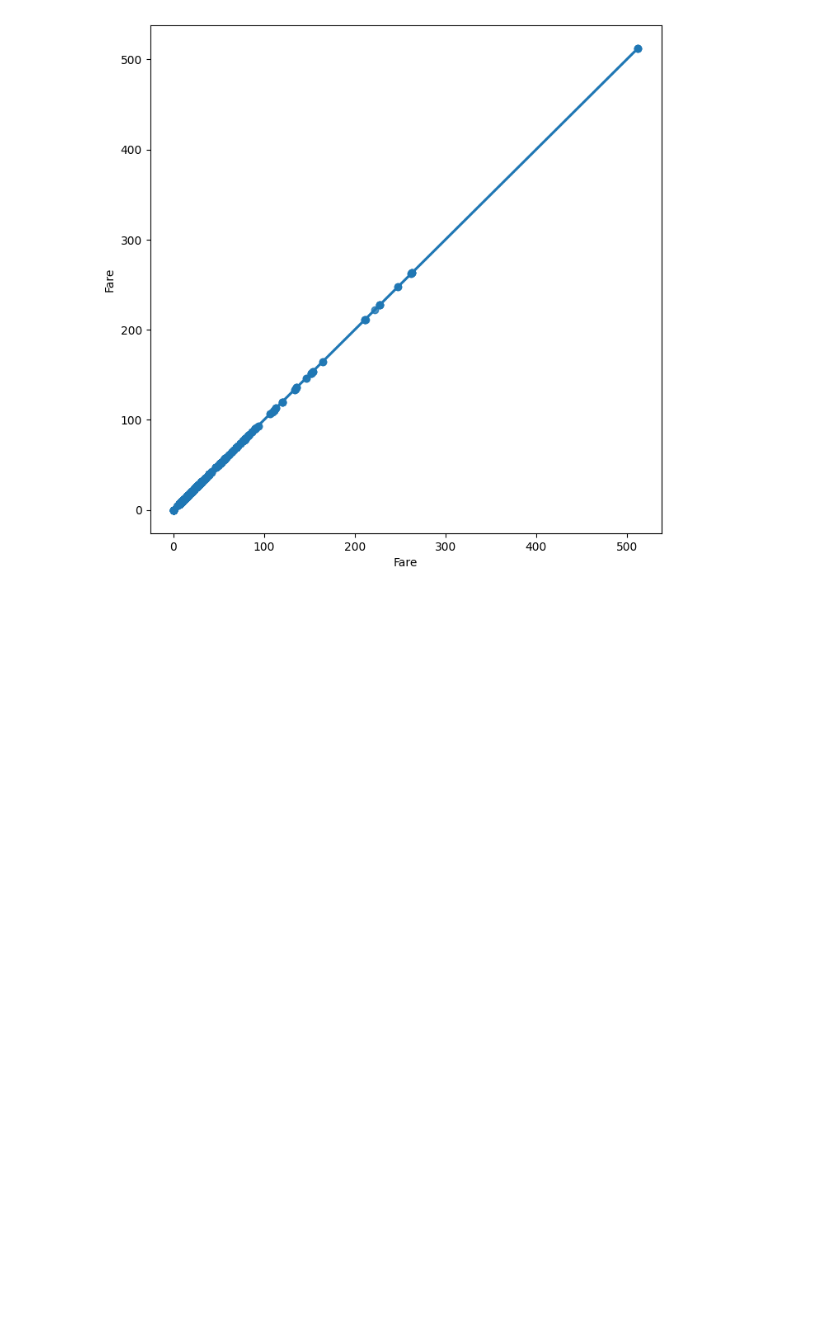
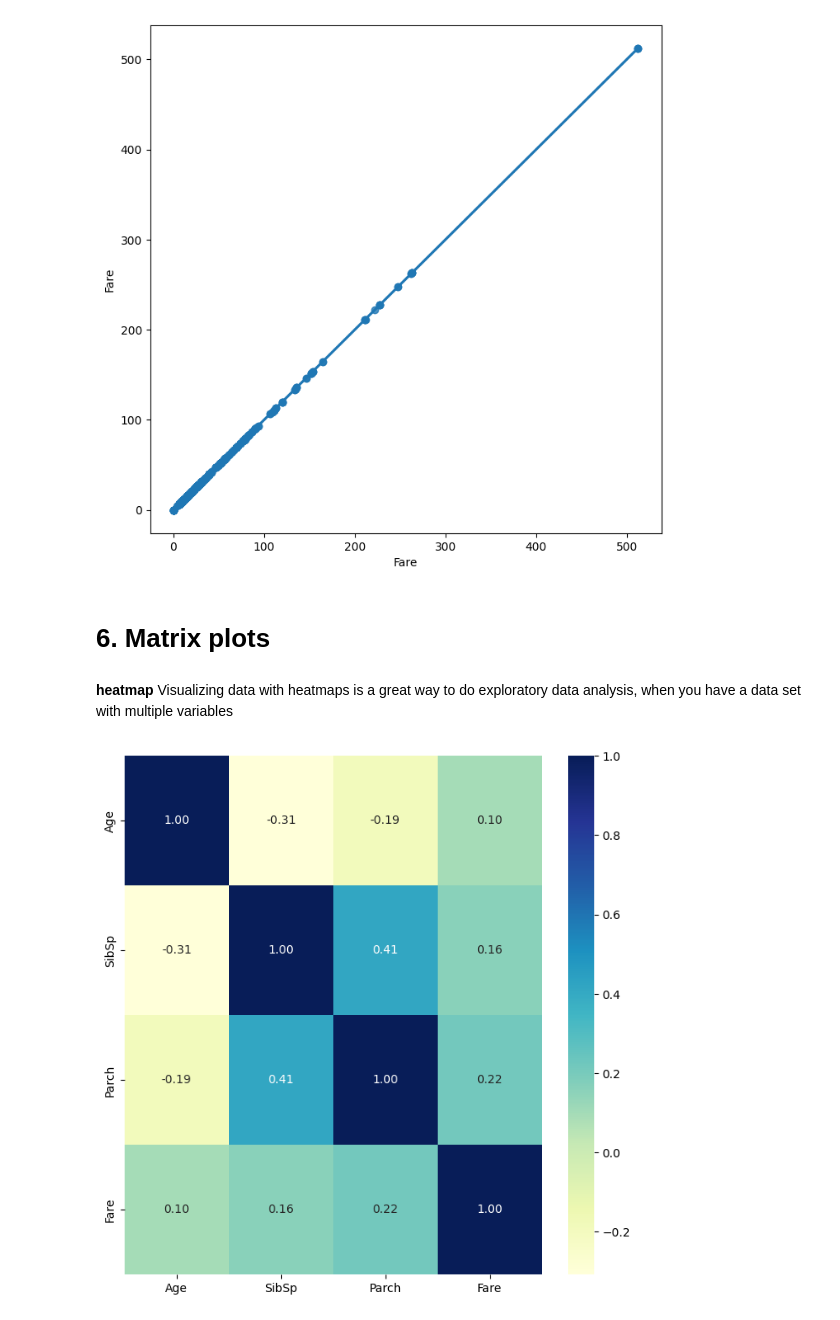
Before and after one commit to Zeeshier/Python_Programming, a Jupyter notebook: Seaborn & Matplotlib/Seaborn & Matplotlib.ipynb, the cells around one changed output. Saved outputs shown, nothing was run; the diff lists cells and outputs as text; code cells hidden in the pictures; blank space fills up the shorter version.

```diff
--- a/Seaborn & Matplotlib/Seaborn & Matplotlib.ipynb
+++ b/Seaborn & Matplotlib/Seaborn & Matplotlib.ipynb
@@ -213,3 +213,16 @@ sns.regplot(x='Fare', y='Fare', data=data)
 plt.show()
 # %% [output]
 [figure]
+# %% [markdown]
+# 6. Matrix plots
+# %% [markdown]
+**heatmap**
+Visualizing data with heatmaps is a great way to do exploratory data analysis, when you have a data set with multiple variables
+# %%
+num_data = data[['Age', 'SibSp', 'Parch', 'Fare']]
+# %%
+plt.figure(figsize=(8,8))
+sns.heatmap(num_data.corr(), cmap = "YlGnBu", annot=True, fmt=".2f")
+plt.show()
+# %% [output]
+[figure, added]
```
Also changed, not shown: parts of 3 cells of this notebook.
